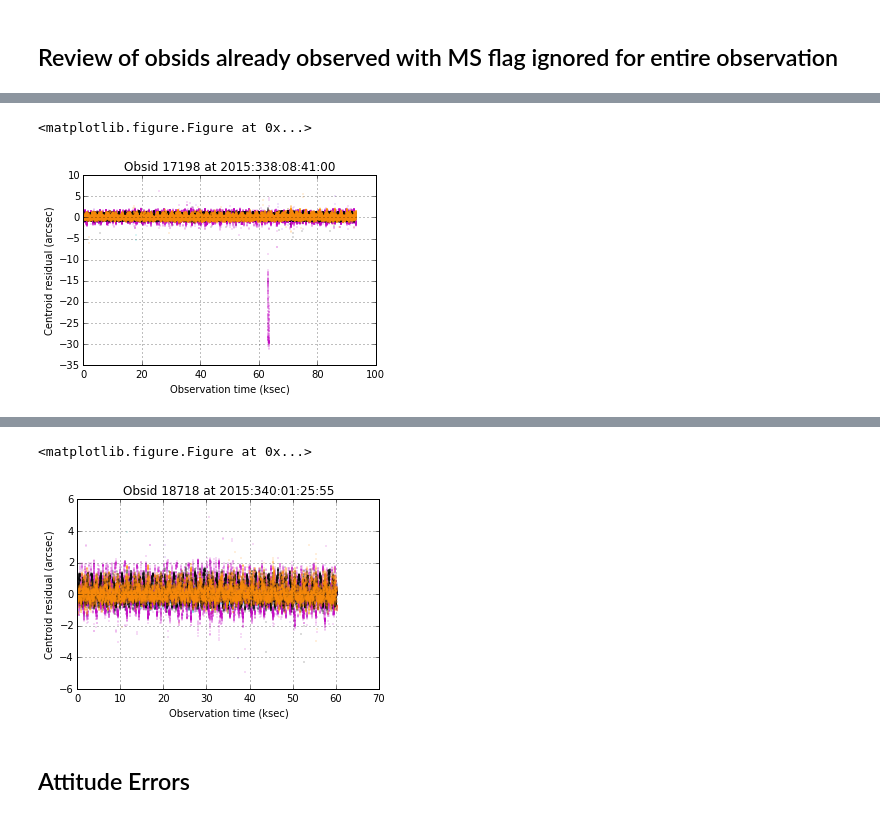
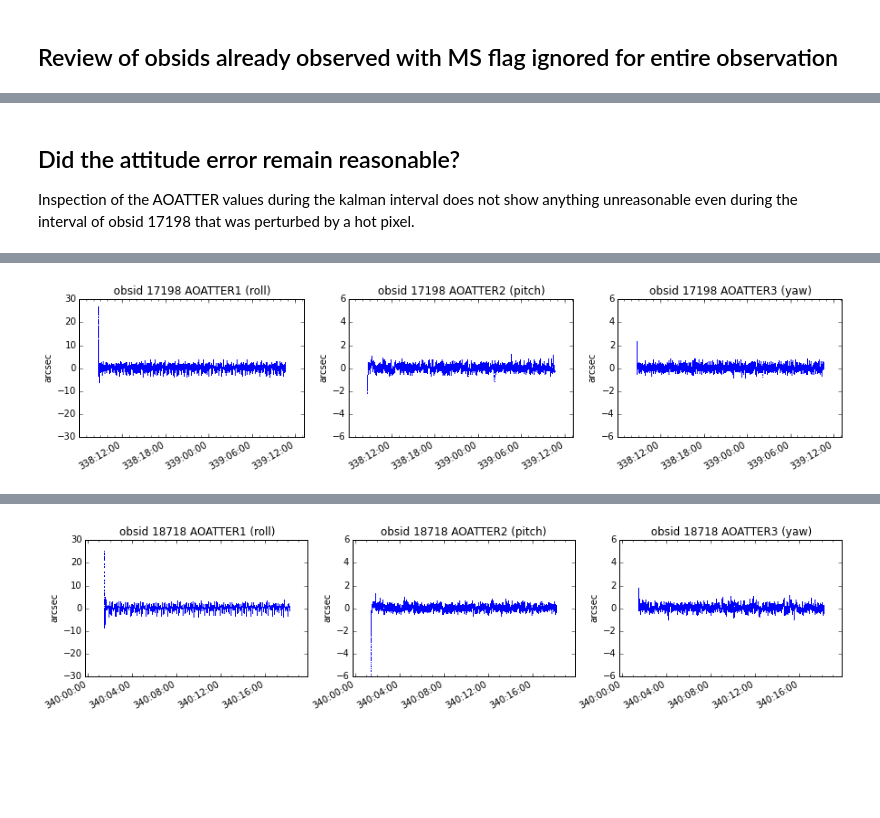
Before and after one commit to sot/aca_status_flags, a Jupyter notebook: ms_disable_in_guide_review.ipynb, the cells around one changed output, grey strips where cells are left out. Saved outputs shown, nothing was run; the diff lists cells and outputs as text; code cells hidden in the pictures; blank space fills up the shorter version.

```diff
--- a/ms_disable_in_guide_review.ipynb
+++ b/ms_disable_in_guide_review.ipynb
@@ -21,5 +185,42 @@ obsids = [17198, 18718]
+# %% [markdown]
+##  Did the attitude error remain reasonable?
+
+Inspection of the AOATTER values during the kalman interval does not show anything unreasonable even during the interval of obsid 17198 that was perturbed by a hot pixel.
+# %%
+att_msids = ['AOATTER1', 'AOATTER2', 'AOATTER3']
+axis_label = ['roll', 'pitch', 'yaw']
+plotrange = [(-30, 30), (-6, 6), (-6, 6)]
+bins = [np.arange(-20, 20, 1), np.arange(-4, 4, .25), np.arange(-4, 4, .25)]
+# %%
+def plot_obs_att_errs(obsid):
+    manvr = events.manvrs.filter(obsid=obsid)[0]
+    dwell = events.dwells.filter(obsid=obsid)[0]
+    obs_att_data = fetch.Msidset(att_msids, manvr.kalman_start, dwell.stop)
+    figure(figsize=(15, 3))
+    for i, msid, label, msidrange in izip(count(1), att_msids, axis_label, plotrange):
+        subplot(1, 3, i)
+        plot_cxctime(obs_att_data[msid].times, 3600 * np.degrees(obs_att_data[msid].vals), 'b,')
+        title("obsid {} {} ({})".format(obsid, msid, label))
+        ylabel("arcsec")
+        ylim(msidrange)
+        margins(x=.1)
+        if ((3600 * np.degrees(np.min(obs_att_data[msid].vals)) < msidrange[0])
+            or (3600 * np.degrees(np.max(obs_att_data[msid].vals)) > msidrange[1])):
+            raise ValueError("Range does not contain all data")
+
+def plot_obs_err_hist(obsid):
+    manvr = events.manvrs.filter(obsid=obsid)[0]
+    dwell = events.dwells.filter(obsid=obsid)[0]
+    obs_att_data = fetch.Msidset(att_msids,
+                                 DateTime(manvr.kalman_start).secs + 60,
+                                 DateTime(dwell.stop).secs)
+    figure(figsize=(15, 3))
+    for i, msid, label, msidbin in izip(count(1), att_msids, axis_label, bins):
+        subplot(1, 3, i)
+        hist(3600 * np.degrees(obs_att_data[msid].vals), bins=msidbin, log=True)
+        title("obsid {} {} ({})".format(obsid, msid, label))
+        xlabel("arcsec")
 # %%
 for obsid in obsids:
-    figure()
-    analysis_plots.plot_centroids(obsid, dp=None, ms=None)
+    plot_obs_att_errs(obsid)
 # %% [output]
@@ -31,2 +227 @@ for obsid in obsids:
-<matplotlib.figure.Figure at 0x...>
-[figure, old version]
+[figure, new version]
@@ -38,4 +228 @@ for obsid in obsids:
-<matplotlib.figure.Figure at 0x...>
-[figure, old version]
+[figure, new version]
-# %% [markdown]
-## Attitude Errors
```
Also changed, not shown: parts of 28 cells of this notebook.
